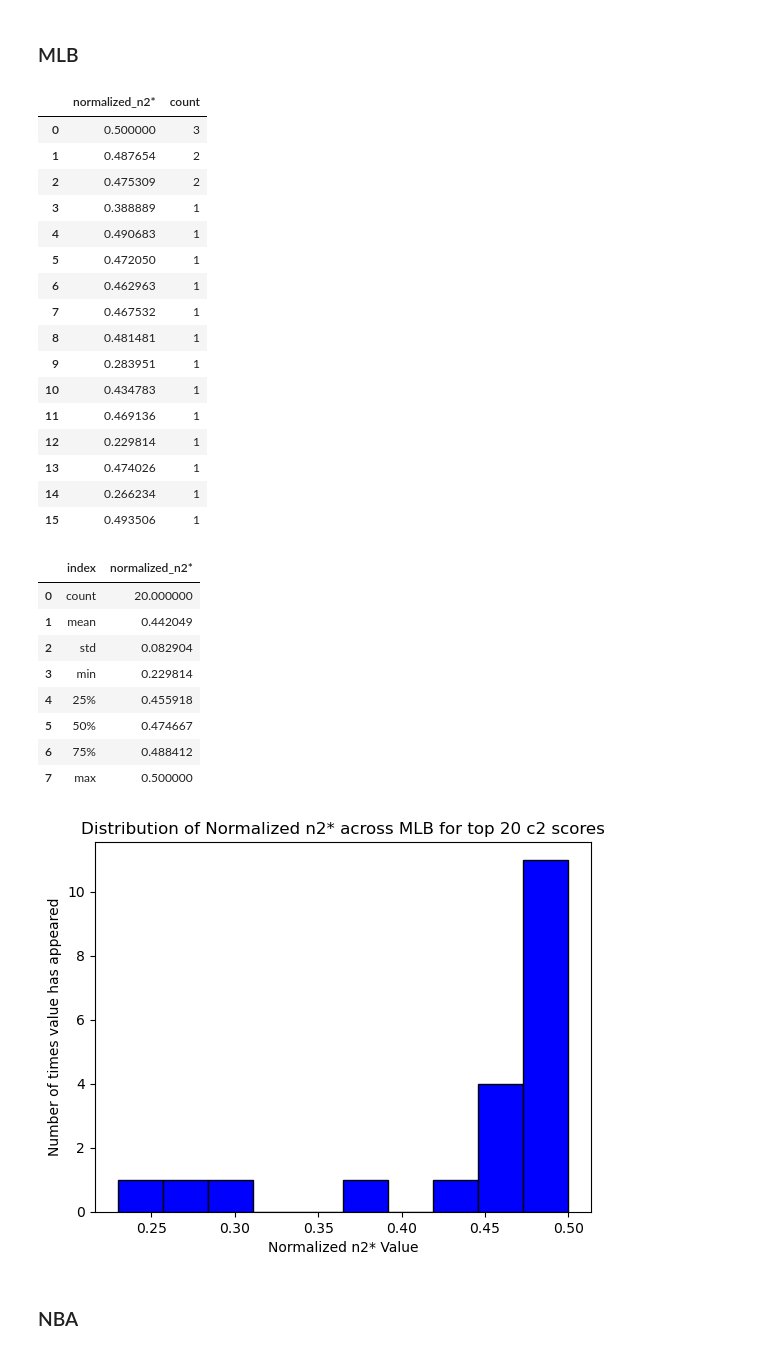
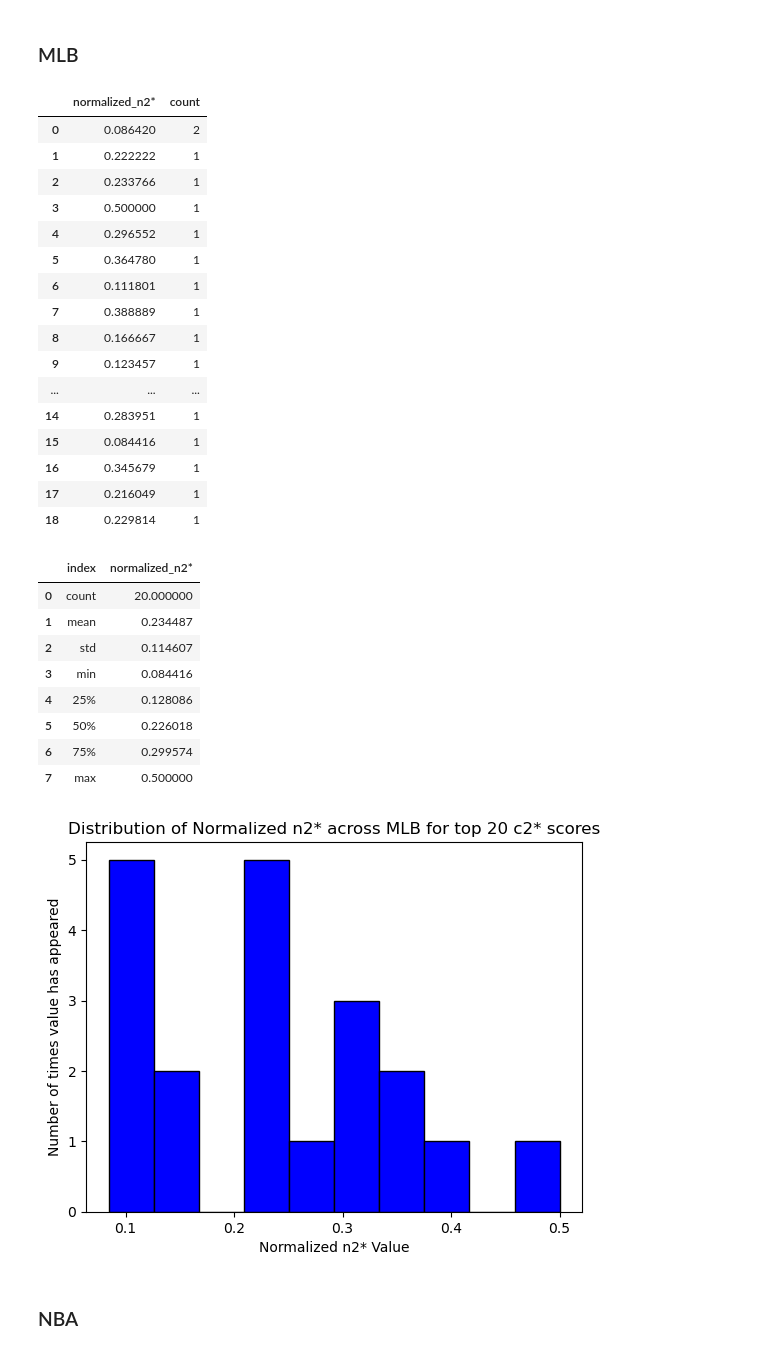
Before and after one commit to RyanRegalado/Win-Loss-Sequences-Sp2026, a Jupyter notebook: output/n2_star_analysis.ipynb, the cells around one changed output. Cells and saved outputs as stored; diff of their text form; code cells hidden in the pictures.

```diff
--- a/output/n2_star_analysis.ipynb
+++ b/output/n2_star_analysis.ipynb
@@ -1321,47 +1322,47 @@ plt.show()
 # %% [markdown]
 ### MLB
 # %%
-mlb_top20_c2 = mlb.nlargest(20, 'c2').reset_index(drop=True)
+mlb_top20_c2 = mlb.nlargest(20, 'c2*').reset_index(drop=True)
 # %%
 mlb_top20_c2['normalized_n2*'].value_counts().reset_index()
 # %% [output]
 |  | normalized_n2* | count |
-| 0 | 0.500000 | 3 |
-| 1 | 0.487654 | 2 |
-| 2 | 0.475309 | 2 |
-| 3 | 0.388889 | 1 |
-| 4 | 0.490683 | 1 |
-| 5 | 0.472050 | 1 |
-| 6 | 0.462963 | 1 |
-| 7 | 0.467532 | 1 |
-| 8 | 0.481481 | 1 |
-| 9 | 0.283951 | 1 |
-| 10 | 0.434783 | 1 |
-| 11 | 0.469136 | 1 |
-| 12 | 0.229814 | 1 |
-| 13 | 0.474026 | 1 |
-| 14 | 0.266234 | 1 |
-| 15 | 0.493506 | 1 |
+| 0 | 0.086420 | 2 |
+| 1 | 0.222222 | 1 |
+| 2 | 0.233766 | 1 |
+| 3 | 0.500000 | 1 |
+| 4 | 0.296552 | 1 |
+| 5 | 0.364780 | 1 |
+| 6 | 0.111801 | 1 |
+| 7 | 0.388889 | 1 |
+| 8 | 0.166667 | 1 |
+| 9 | 0.123457 | 1 |
+| ... | ... | ... |
+| 14 | 0.283951 | 1 |
+| 15 | 0.084416 | 1 |
+| 16 | 0.345679 | 1 |
+| 17 | 0.216049 | 1 |
+| 18 | 0.229814 | 1 |
 # %%
 mlb_top20_c2['normalized_n2*'].describe().reset_index()
 # %% [output]
 |  | index | normalized_n2* |
 | 0 | count | 20.000000 |
-| 1 | mean | 0.442049 |
-| 2 | std | 0.082904 |
-| 3 | min | 0.229814 |
-| 4 | 25% | 0.455918 |
-| 5 | 50% | 0.474667 |
-| 6 | 75% | 0.488412 |
+| 1 | mean | 0.234487 |
+| 2 | std | 0.114607 |
+| 3 | min | 0.084416 |
+| 4 | 25% | 0.128086 |
+| 5 | 50% | 0.226018 |
+| 6 | 75% | 0.299574 |
 | 7 | max | 0.500000 |
 # %%
 plt.hist(mlb_top20_c2['normalized_n2*'],color='blue', edgecolor='black')
 plt.ylabel('Number of times value has appeared')
 plt.xlabel('Normalized n2* Value')
-plt.title('Distribution of Normalized n2* across MLB for top 20 c2 scores')
+plt.title('Distribution of Normalized n2* across MLB for top 20 c2* scores')
 plt.show()
 # %% [output]
-[figure, old version]
+[figure, new version]
 # %% [markdown]
 ### NBA
 # %%
```
Also changed, not shown: parts of 62 cells of this notebook.
